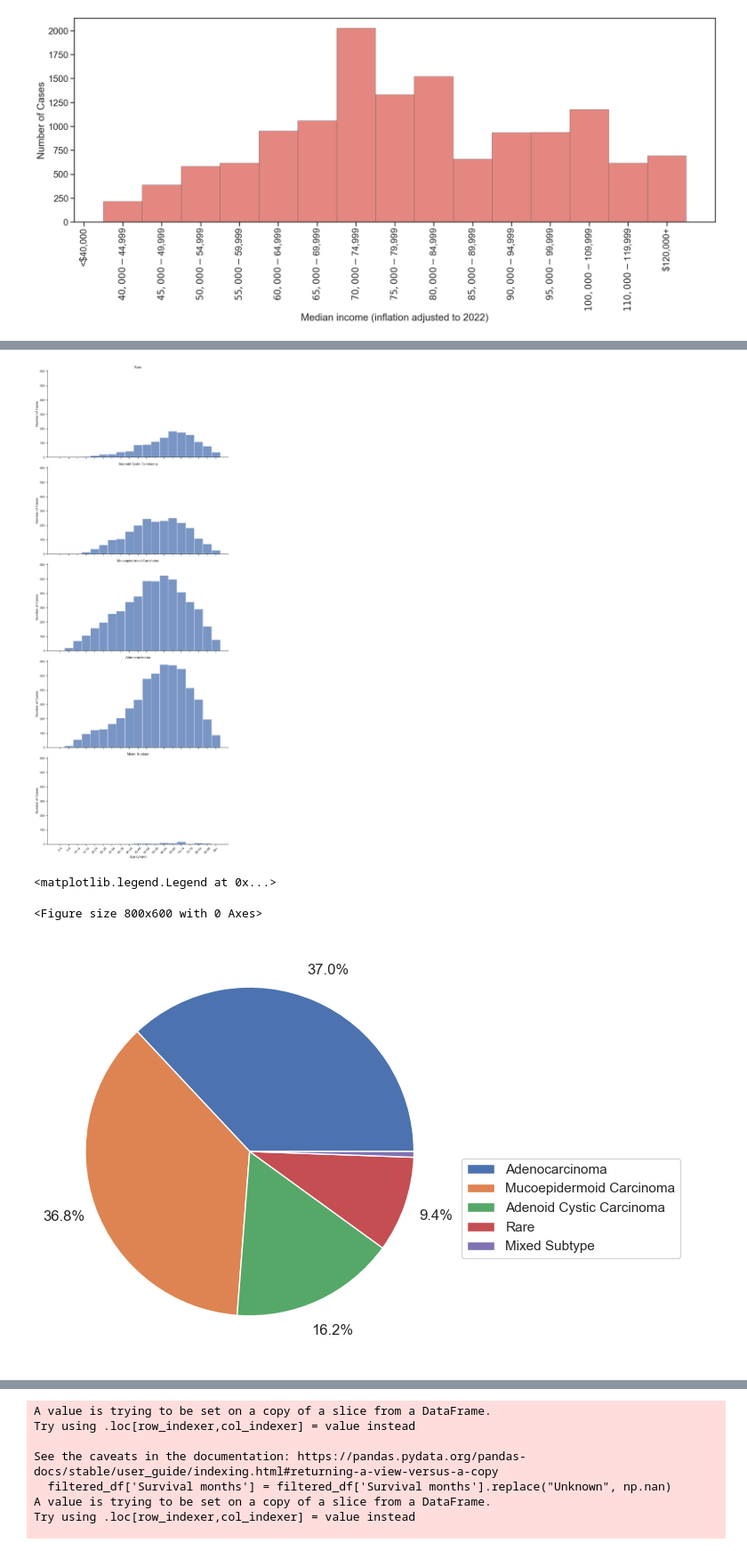
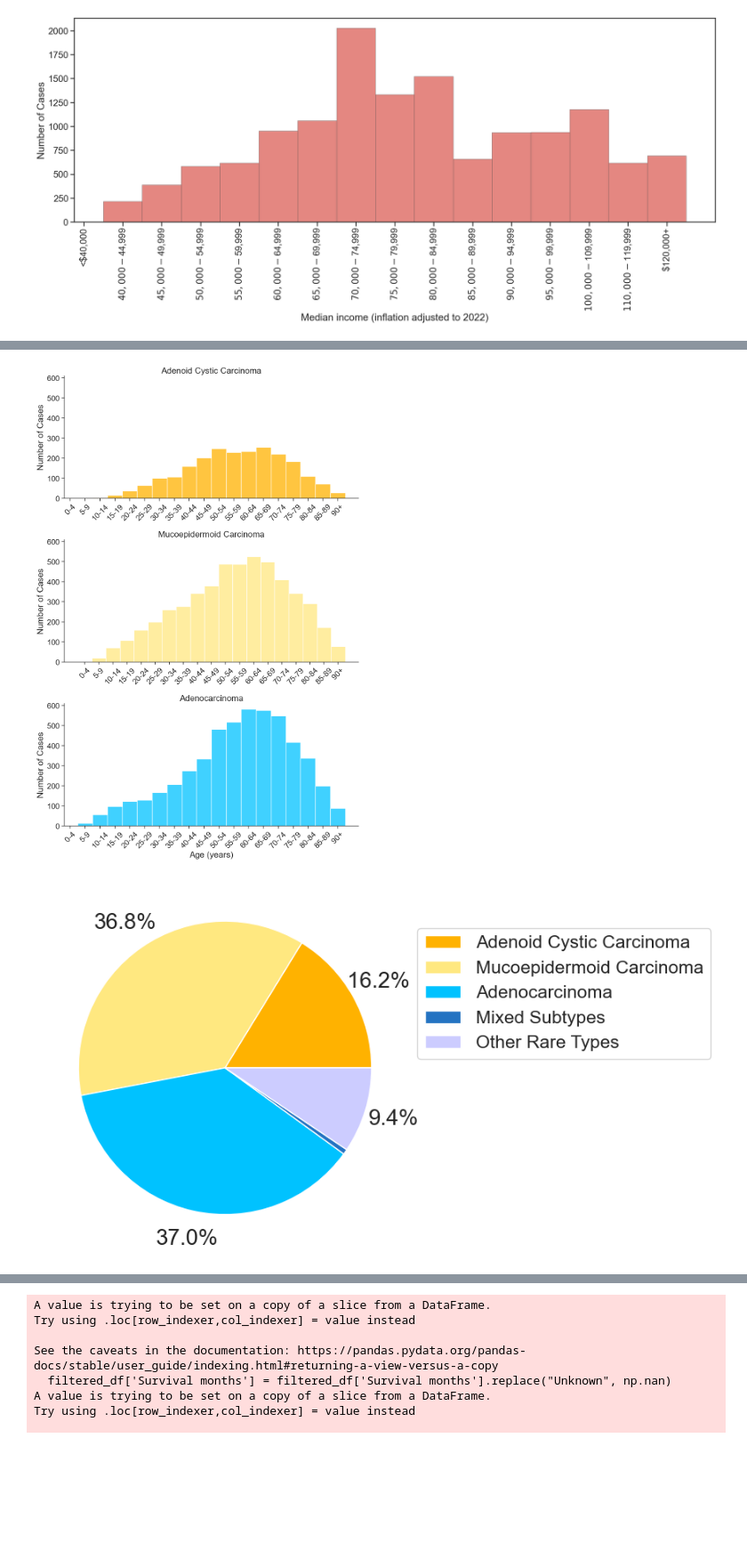
Before and after one commit to obaidkhurram/salivary-tumors, a Jupyter notebook: salivary_tumor_2024.ipynb, the cells around one changed output, grey strips where cells are left out. Shown at 89% size. Cells and saved outputs as stored; diff of their text form; code cells hidden in the pictures; blank space fills up the shorter version.

Commit message:
• Fixed colors of histograms + pie plot

```diff
--- a/salivary_tumor_2024.ipynb
+++ b/salivary_tumor_2024.ipynb
@@ -195,9 +195,9 @@ def categorize_histology(code):
     elif code in adenocarcinoma_code:
         return 'Adenocarcinoma'
     elif code in mixed_code:
-        return 'Mixed Subtype'
+        return 'Mixed Subtypes'
     elif code in rare_code:
-        return 'Rare'
+        return 'Other Rare Types'
     else:
         return 'Other'
 
@@ -405,0 +406,8 @@ plt.yticks(rotation=0)  # Rotate y-axis labels to be horizontal (90º from the d
+# %%
+# Histology order
+histology_order = ['Adenoid Cystic Carcinoma','Mucoepidermoid Carcinoma','Adenocarcinoma','Mixed Subtypes','Other Rare Types']
+filtered_df['Histology'] = pd.Categorical(filtered_df['Histology'],categories=histology_order, ordered=True)
+# For plotting facetgrid
+filtered_df_forFacetGrid = filtered_df[filtered_df["Histology"].isin(['Adenoid Cystic Carcinoma','Mucoepidermoid Carcinoma','Adenocarcinoma'])]
+
+filtered_df_forFacetGrid['Histology'] = filtered_df_forFacetGrid['Histology'].cat.remove_unused_categories()
@@ -406,45 +425,69 @@ plt.yticks(rotation=0)  # Rotate y-axis labels to be horizontal (90º from the d
 # %%
-# Histological breakdown of tumor
-sns.set_theme(style="ticks")
-g = sns.displot(
-    filtered_df, x=age_bin_colname, col="Histology", col_wrap=1,
-    binwidth=1, height=5, facet_kws=dict(margin_titles=True),aspect=2,
-)
+import seaborn as sns
+import matplotlib.pyplot as plt
+
+# Make sure these colors match your pie chart colors
+colors = ['#ffb200', '#ffe880', '#00c2ff', '#2473c2','#ccccff']  # Adjust colors as needed
+
+# Create a color mapping based on unique histology types
+unique_histologies_1 = filtered_df_forFacetGrid['Histology'].unique()
+color_mapping_1 = dict(zip(unique_histologies_1, colors[0:3]))
+
+unique_histologies_2 = filtered_df['Histology'].unique()
+color_mapping_2 = dict(zip(unique_histologies_2, colors))
+
+# Set the context for better visibility
+sns.set_context("notebook", font_scale=1.5)
+
+# Create a FacetGrid instead of using displot
+g = sns.FacetGrid(filtered_df_forFacetGrid, col="Histology", col_wrap=1, height=5, aspect=2, sharex=False)
+g.map_dataframe(sns.histplot, x=age_bin_colname, binwidth=1, hue='Histology', palette=color_mapping_1, multiple='stack')
+
 # Rotate the x-tick labels in each facet
 for ax in g.axes.flat:
     for label in ax.get_xticklabels():
         label.set_rotation(45)
 
+# Set labels and titles
 g.set_xlabels('Age (years)')
 g.set_ylabels('Number of Cases')
-g.set_titles(col_template="{col_name}")  # Only display the unique values without the label
+g.set_titles(col_template="{col_name}")
 
 plt.tight_layout()
 plt.show()
 
 # Calculate tumor site counts
 tumor_type_counts = filtered_df['Histology'].value_counts(normalize=True)
+ordered_counts = tumor_type_counts[histology_order]
+ordered_labels = histology_order
+
 labels = tumor_type_counts.index
+
 # Create pie chart
-plt.figure(figsize=(8,6))
+plt.figure(figsize=(8, 6))
 # Define a function as an input to autopct:
-# Goal of function: 1) return "%1.1f%%"
 def autopct_format(pct):
     return ('%1.1f%%' % pct) if pct >= 1 else ''
 
-# Create the pie chart
-plt.figure(figsize=(8, 6))
+# Create the pie chart with specified font sizes
 patches, texts, autotexts = plt.pie(
-    tumor_type_counts, labels=None, autopct=autopct_format,
-    pctdistance=1.2  # Move the labels outside of the pie
+    ordered_counts, labels=None, autopct=autopct_format,
+    pctdistance=1.2, colors=colors
 )
+
+# Adjust the font size for the pie chart
+for text in texts:
+    text.set_fontsize(16)
+for autotext in autotexts:
+    autotext.set_fontsize(20)
+
 # Add legend
-plt.legend(patches, labels, loc='best', bbox_to_anchor=(1, 0.5))
+plt.legend(patches, ordered_labels, loc='best', bbox_to_anchor=(1, 0.5))
+
+plt.show()
 # %% [output]
-[figure, old version]
+[figure, new version]
-<matplotlib.legend.Legend at 0x...>
-<Figure size 800x600 with 0 Axes>
-[figure, old version]
+[figure, new version]
 # %%
 # Select relevant columns for clinical characteristics analysis
 clinical_columns = ['Primary Site - labeled', 'Histologic Type ICD-O-3',
```
Also changed, not shown: parts of 3 cells of this notebook.
